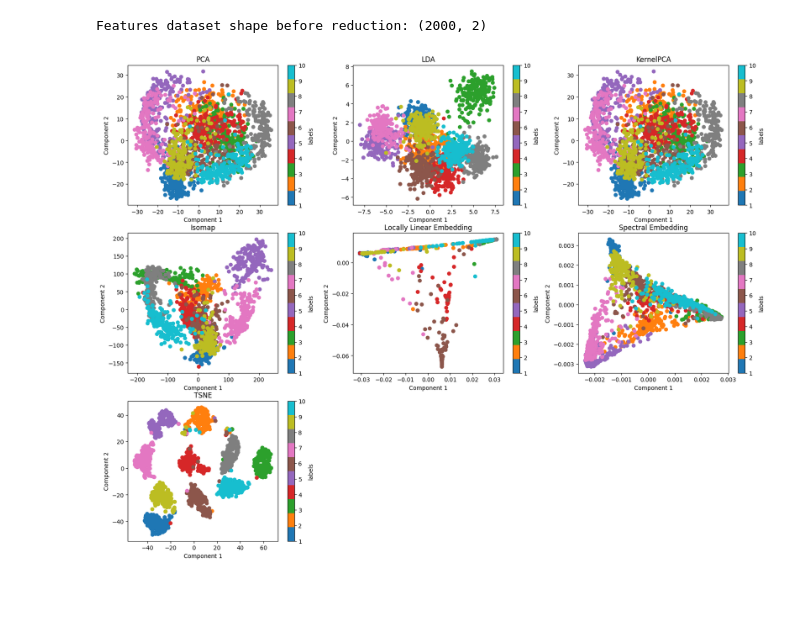
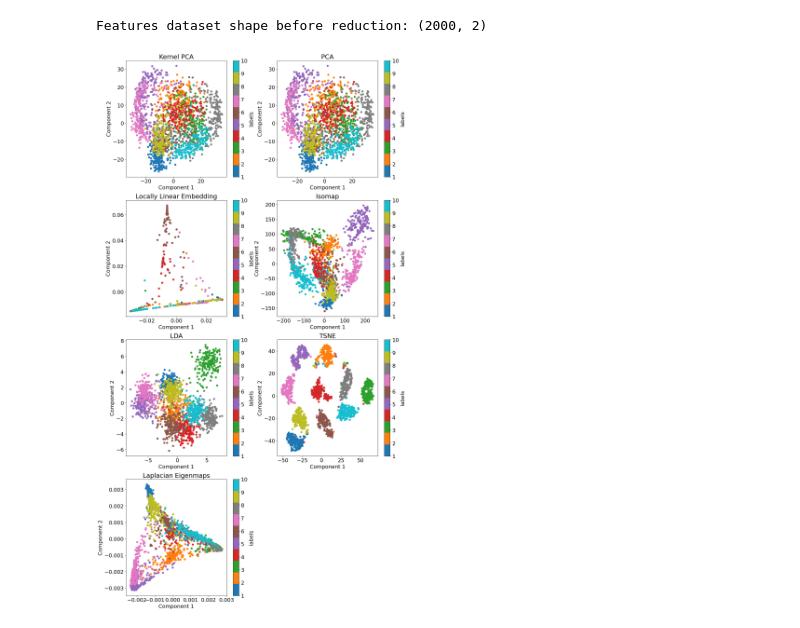
Before and after one commit to galvaowesley/dimensionality_reduction, a Jupyter notebook: mfeat_dataset_experiment.ipynb, the cells around one changed output. Cells and saved outputs as stored; diff of their text form; code cells hidden in the pictures; blank space fills up the shorter version.

Commit message:
fix: import plot_embeddings from utils and reajust plotsize

```diff
--- a/mfeat_dataset_experiment.ipynb
+++ b/mfeat_dataset_experiment.ipynb
@@ -604,10 +575,18 @@ print("Features dataset shape before reduction:", X_reduced_PCA.shape)
 # %% [output]
 Features dataset shape before reduction: (2000, 2)
 # %%
-datasets = [X_reduced_PCA, X_reduced_LDA, X_reduced_KPCA, X_reduced_Isomap, X_reduced_LLE, X_reduced_SE, X_reduced_Tsne]
-labels_ = [labels, labels,labels, labels, labels, labels, labels]
-titles = ['PCA', 'LDA', 'KernelPCA', 'Isomap', 'Locally Linear Embedding', 'Spectral Embedding', 'TSNE']
+titles = ['Kernel PCA', 'PCA','Locally Linear Embedding', 'Isomap', 'LDA',  'TSNE', 'Laplacian Eigenmaps']
+datasets = [X_reduced_KPCA, X_reduced_PCA, X_reduced_LLE, X_reduced_Isomap, X_reduced_LDA, X_reduced_Tsne, X_reduced_SE]
+labels_ = [labels, labels, labels, labels, labels, labels, labels]
 
-plot_datasets(datasets, labels_, titles, save_as='results/mfeat/reduced_mfeat_2D_all_methods.pdf')
+plot_embeddings(
+    datasets,
+    labels_,
+    titles,
+    figsize=(17,33),
+    ncols=2,
+    dpi=100,
+    save_as='results/mfeat/reduced_mfeat_2D_all_methods.pdf'
+)
 # %% [output]
-[figure, old version]
+[figure, new version]
```
Also changed, not shown: parts of 3 cells of this notebook.
